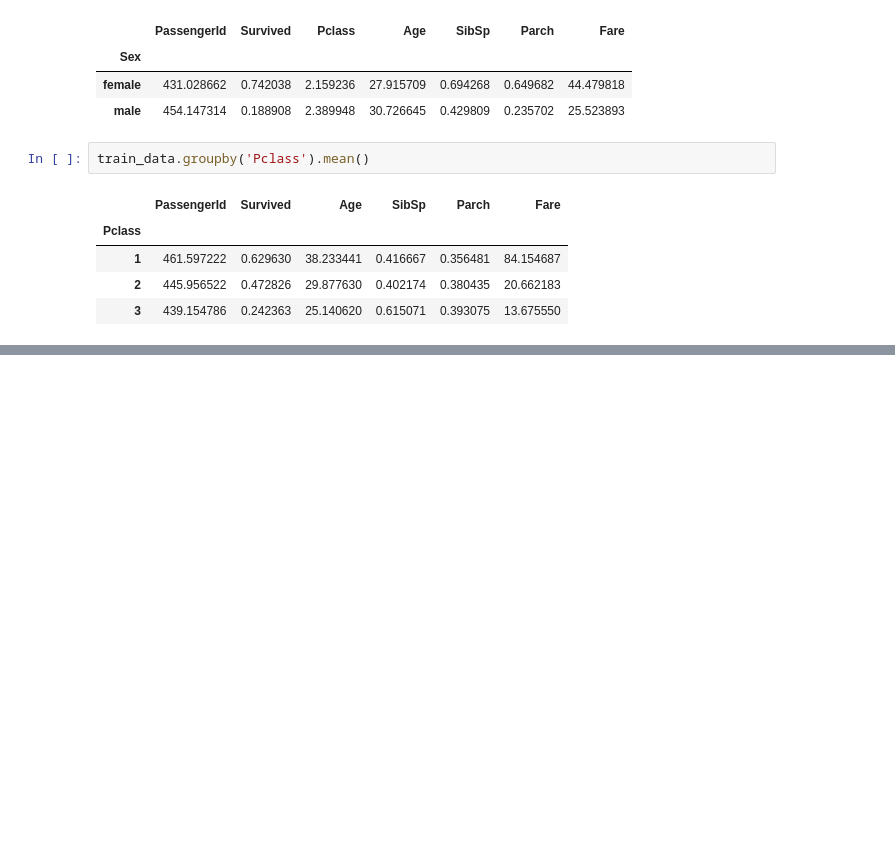
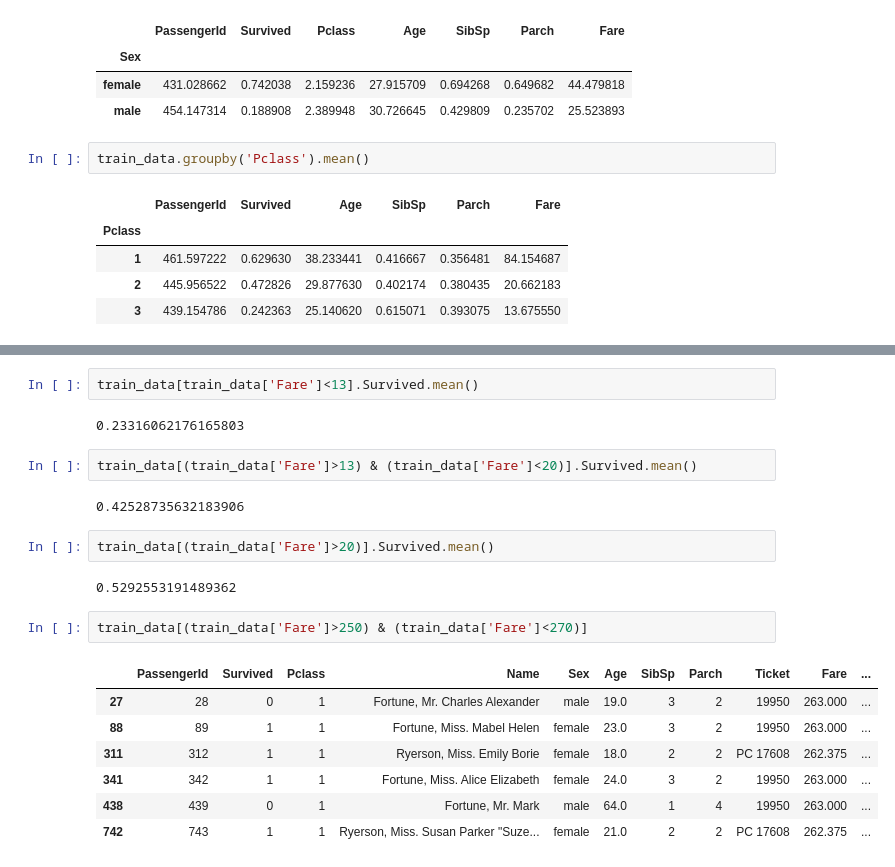
Before and after one commit to salamatburj/Kaggle, a Jupyter notebook: Titanic/titanic.ipynb, the cells around one changed output, grey strips where cells are left out. Saved outputs shown, nothing was run; the diff lists cells and outputs as text; blank space fills up the shorter version.

```diff
--- a/Titanic/titanic.ipynb
+++ b/Titanic/titanic.ipynb
@@ -22,0 +89,22 @@ train_data.groupby('Pclass').mean()
+# %%
+train_data[train_data['Fare']<13].Survived.mean()
+# %% [output]
+0.23316062176165803
+# %%
+train_data[(train_data['Fare']>13) & (train_data['Fare']<20)].Survived.mean()
+# %% [output]
+0.42528735632183906
+# %%
+train_data[(train_data['Fare']>20)].Survived.mean()
+# %% [output]
+0.5292553191489362
+# %%
+train_data[(train_data['Fare']>250) & (train_data['Fare']<270)]
+# %% [output]
+|  | PassengerId | Survived | Pclass | Name | Sex | Age | SibSp | Parch | Ticket | Fare | ... |
+| 27 | 28 | 0 | 1 | Fortune, Mr. Charles Alexander | male | 19.0 | 3 | 2 | 19950 | 263.000 | ... |
+| 88 | 89 | 1 | 1 | Fortune, Miss. Mabel Helen | female | 23.0 | 3 | 2 | 19950 | 263.000 | ... |
+| 311 | 312 | 1 | 1 | Ryerson, Miss. Emily Borie | female | 18.0 | 2 | 2 | PC 17608 | 262.375 | ... |
+| 341 | 342 | 1 | 1 | Fortune, Miss. Alice Elizabeth | female | 24.0 | 3 | 2 | 19950 | 263.000 | ... |
+| 438 | 439 | 0 | 1 | Fortune, Mr. Mark | male | 64.0 | 1 | 4 | 19950 | 263.000 | ... |
+| 742 | 743 | 1 | 1 | Ryerson, Miss. Susan Parker "Suze... | female | 21.0 | 2 | 2 | PC 17608 | 262.375 | ... |
```
Also changed, not shown: parts of 21 cells of this notebook.
